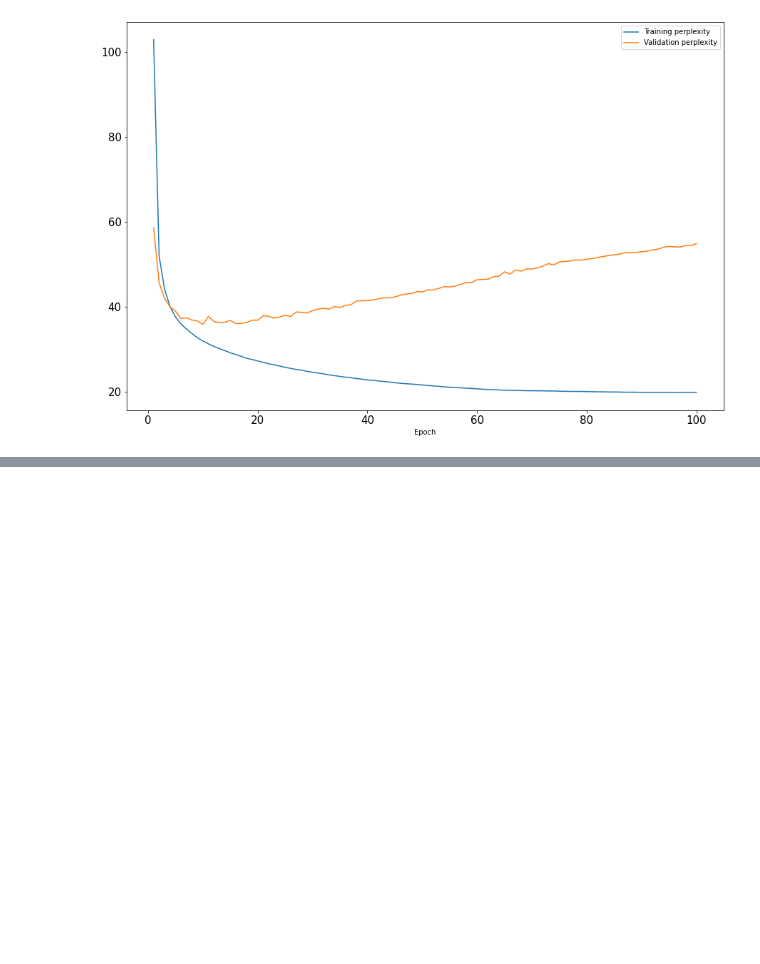
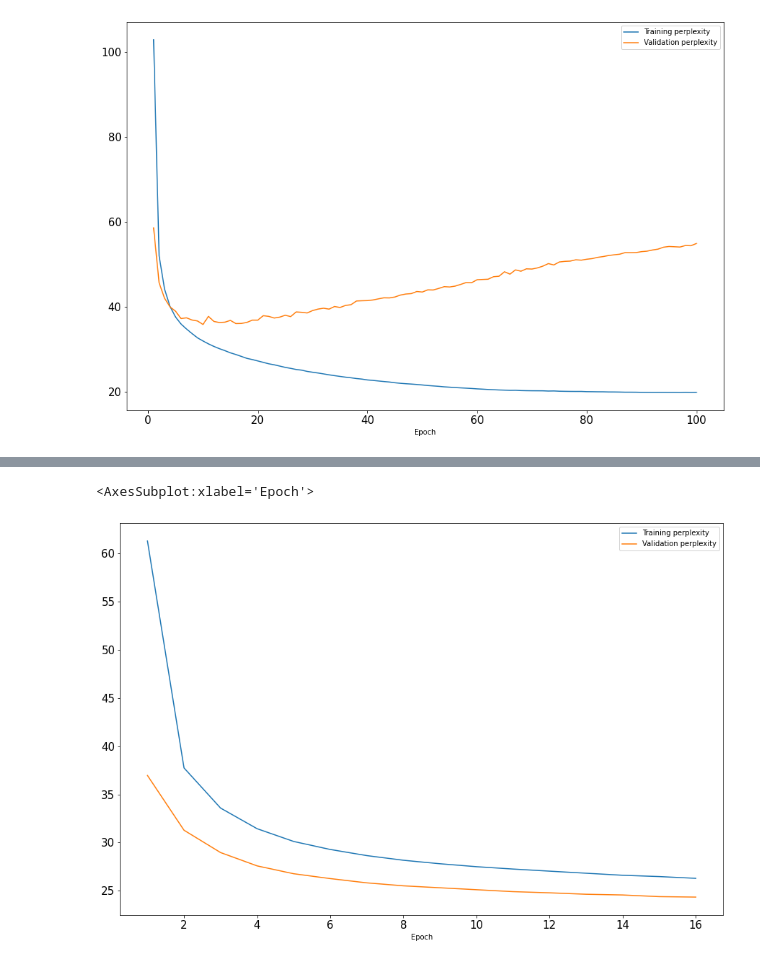
Before and after one commit to simonvaros/MedicalChatbot, a Jupyter notebook: data_analysis_and_processing/notebooks/TrainingAnalysis.ipynb, the cells around one changed output, grey strips where cells are left out. Saved outputs shown, nothing was run; the diff lists cells and outputs as text; code cells hidden in the pictures; blank space fills up the shorter version.

```diff
--- a/data_analysis_and_processing/notebooks/TrainingAnalysis.ipynb
+++ b/data_analysis_and_processing/notebooks/TrainingAnalysis.ipynb
@@ -37,0 +61,5 @@ data.plot.line(y=['Training perplexity', 'Validation perplexity'], x='Epoch', fi
+# %%
+data.plot.line(y=['Training perplexity', 'Validation perplexity'], x='Epoch', figsize=(15,10), fontsize=15)
+# %% [output]
+<AxesSubplot:xlabel='Epoch'>
+[figure, added]
```
Also changed, not shown: parts of 4 cells of this notebook, 10 other files.
